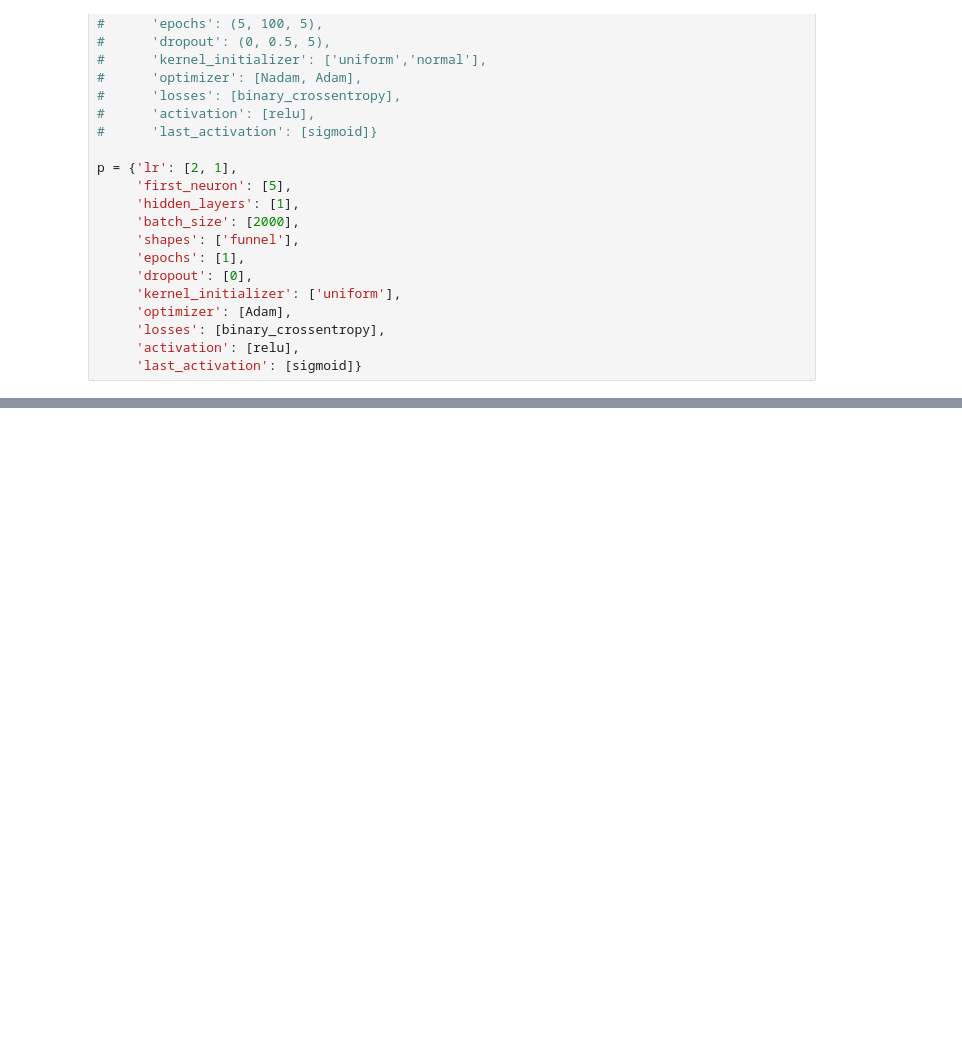
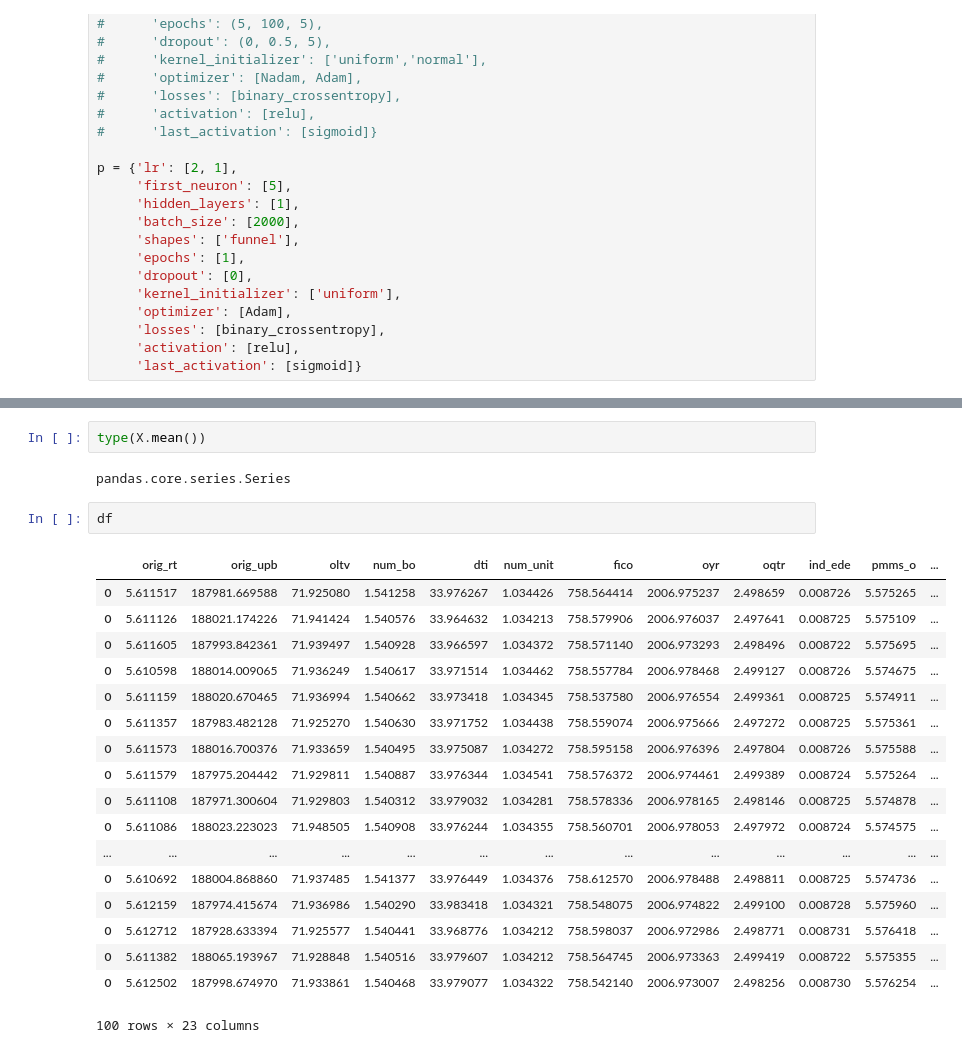
Before and after one commit to Quintus-Zhang/Mei, a Jupyter notebook: Jupyter/Mei_NeuralNets_HP.ipynb, the cells around one changed output, grey strips where cells are left out. Saved outputs shown, nothing was run; the diff lists cells and outputs as text; blank space fills up the shorter version.

```diff
--- a/Jupyter/Mei_NeuralNets_HP.ipynb
+++ b/Jupyter/Mei_NeuralNets_HP.ipynb
@@ -206,0 +226,25 @@ NotFoundError: FeedInputs: unable to find feed output dense_3_target:0
+# %%
+type(X.mean())
+# %% [output]
+pandas.core.series.Series
+# %%
+df
+# %% [output]
+|  | orig_rt | orig_upb | oltv | num_bo | dti | num_unit | fico | oyr | oqtr | ind_ede | pmms_o | ... |
+| 0 | 5.611517 | 187981.669588 | 71.925080 | 1.541258 | 33.976267 | 1.034426 | 758.564414 | 2006.975237 | 2.498659 | 0.008726 | 5.575265 | ... |
+| 0 | 5.611126 | 188021.174226 | 71.941424 | 1.540576 | 33.964632 | 1.034213 | 758.579906 | 2006.976037 | 2.497641 | 0.008725 | 5.575109 | ... |
+| 0 | 5.611605 | 187993.842361 | 71.939497 | 1.540928 | 33.966597 | 1.034372 | 758.571140 | 2006.973293 | 2.498496 | 0.008722 | 5.575695 | ... |
+| 0 | 5.610598 | 188014.009065 | 71.936249 | 1.540617 | 33.971514 | 1.034462 | 758.557784 | 2006.978468 | 2.499127 | 0.008726 | 5.574675 | ... |
+| 0 | 5.611159 | 188020.670465 | 71.936994 | 1.540662 | 33.973418 | 1.034345 | 758.537580 | 2006.976554 | 2.499361 | 0.008725 | 5.574911 | ... |
+| 0 | 5.611357 | 187983.482128 | 71.925270 | 1.540630 | 33.971752 | 1.034438 | 758.559074 | 2006.975666 | 2.497272 | 0.008725 | 5.575361 | ... |
+| 0 | 5.611573 | 188016.700376 | 71.933659 | 1.540495 | 33.975087 | 1.034272 | 758.595158 | 2006.976396 | 2.497804 | 0.008726 | 5.575588 | ... |
+| 0 | 5.611579 | 187975.204442 | 71.929811 | 1.540887 | 33.976344 | 1.034541 | 758.576372 | 2006.974461 | 2.499389 | 0.008724 | 5.575264 | ... |
+| 0 | 5.611108 | 187971.300604 | 71.929803 | 1.540312 | 33.979032 | 1.034281 | 758.578336 | 2006.978165 | 2.498146 | 0.008725 | 5.574878 | ... |
+| 0 | 5.611086 | 188023.223023 | 71.948505 | 1.540908 | 33.976244 | 1.034355 | 758.560701 | 2006.978053 | 2.497972 | 0.008724 | 5.574575 | ... |
+| ... | ... | ... | ... | ... | ... | ... | ... | ... | ... | ... | ... | ... |
+| 0 | 5.610692 | 188004.868860 | 71.937485 | 1.541377 | 33.976449 | 1.034376 | 758.612570 | 2006.978488 | 2.498811 | 0.008725 | 5.574736 | ... |
+| 0 | 5.612159 | 187974.415674 | 71.936986 | 1.540290 | 33.983418 | 1.034321 | 758.548075 | 2006.974822 | 2.499100 | 0.008728 | 5.575960 | ... |
+| 0 | 5.612712 | 187928.633394 | 71.925577 | 1.540441 | 33.968776 | 1.034212 | 758.598037 | 2006.972986 | 2.498771 | 0.008731 | 5.576418 | ... |
+| 0 | 5.611382 | 188065.193967 | 71.928848 | 1.540516 | 33.979607 | 1.034212 | 758.564745 | 2006.973363 | 2.499419 | 0.008722 | 5.575355 | ... |
+| 0 | 5.612502 | 187998.674970 | 71.933861 | 1.540468 | 33.979077 | 1.034322 | 758.542140 | 2006.973007 | 2.498256 | 0.008730 | 5.576254 | ... |
+100 rows × 23 columns
```
Also changed, not shown: parts of 13 cells of this notebook, 9 other files.
